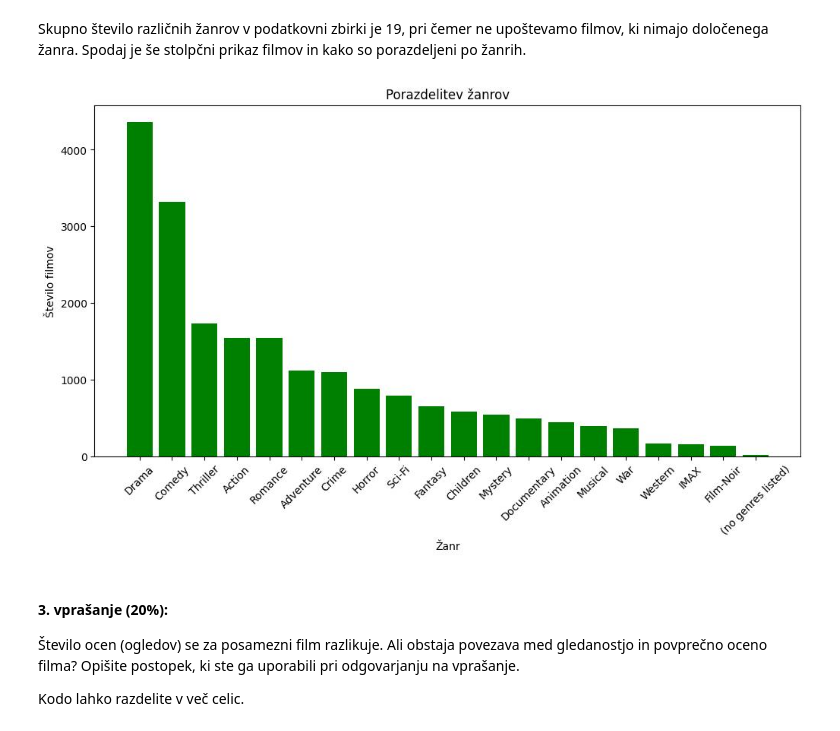
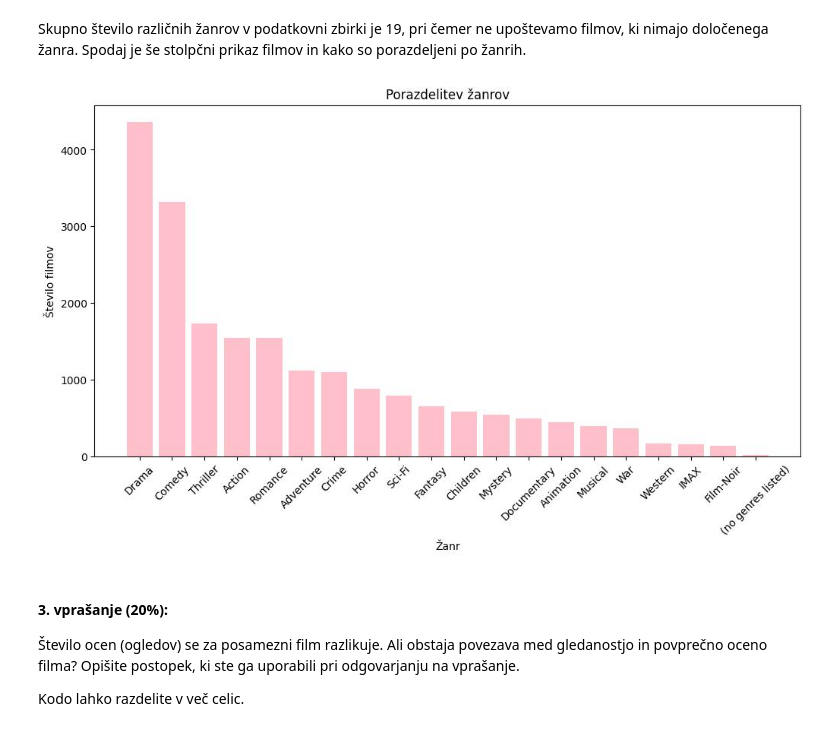
Before and after one commit to evamuller2005/PR_DN1, a Jupyter notebook: n1-sl.ipynb, the cells around one changed output. Drawn from its saved outputs; the diff is of its cells as text; code cells hidden in the pictures.

```diff
--- a/n1-sl.ipynb
+++ b/n1-sl.ipynb
@@ -165,20 +163,19 @@ Seznam vseh žanrov: {'Children', 'Documentary', 'Crime', 'Mystery', 'Adventure'
 # %% [markdown]
 Skupno število različnih žanrov v podatkovni zbirki je 19, pri čemer ne upoštevamo filmov, ki nimajo določenega žanra. Spodaj je še stolpčni prikaz filmov in kako so porazdeljeni po žanrih.
 # %%
-#seznam filmov in zanrov, prestejemo pojavitve
 sez_zanrov = [zanr for vsi_zanri in movies["genres"] for zanr in vsi_zanri.split("|")]
 
 pojavitve = pd.Series(sez_zanrov).value_counts()
 
 plt.figure(figsize=(12, 6))
-plt.bar(pojavitve.index, pojavitve.values, color="green")
+plt.bar(pojavitve.index, pojavitve.values, color="pink")
 plt.xlabel("Žanr")
 plt.ylabel("Število filmov")
 plt.title("Porazdelitev žanrov")
 plt.xticks(rotation=45)
 plt.show();
 # %% [output]
-[figure, old version]
+[figure, new version]
 # %% [markdown]
 #### 3. vprašanje (20%):
 Število ocen (ogledov) se za posamezni film razlikuje. Ali
```
Also changed, not shown: parts of 3 cells of this notebook.
